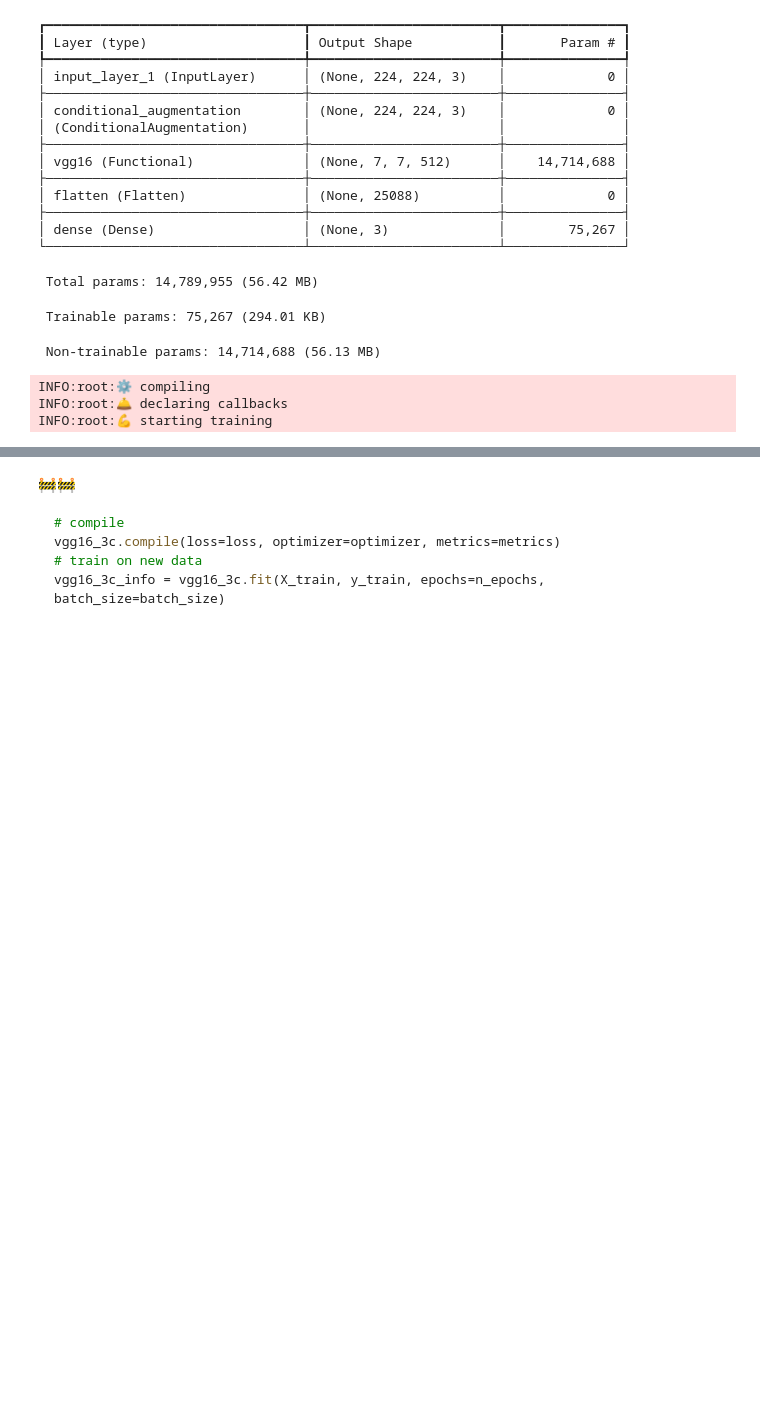
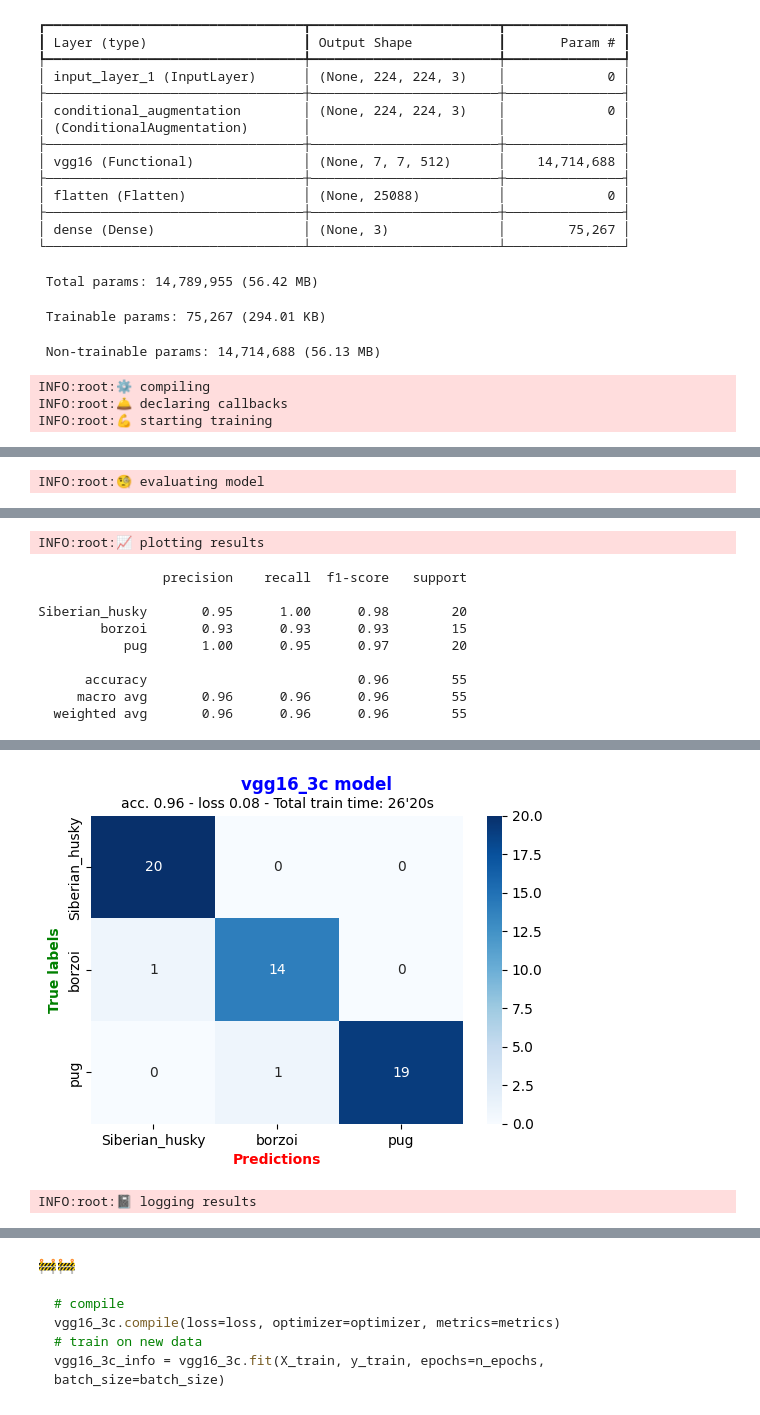
Before and after one commit to sycod/API-CViz_classif-EfficientNetB0, a Jupyter notebook: 3_transfer_learning.ipynb, the cells around one changed output, grey strips where cells are left out. Drawn from its saved outputs; the diff is of its cells as text; code cells hidden in the pictures; blank space fills up the shorter version.

```diff
--- a/3_transfer_learning.ipynb
+++ b/3_transfer_learning.ipynb
@@ -533,23 +418,23 @@ Model: "functional"
  Trainable params: 75,267 (294.01 KB)
  Non-trainable params: 14,714,688 (56.13 MB)
 # %%
-%%time
+# %%time
 
-model_trained, history = eval_pretrained_model(
-    model=vgg16_3c,
-    train_ds=train_ds,
-    val_ds=val_ds,
-    test_ds=test_ds,
-    LOG_DIR=LOG_DIR,
-    CHKPT_DIR=CHKPT_DIR,
-    model_name=model_name,
-    input_size=input_size,
-    batch_size=batch_size,
-    n_epochs=n_epochs,
-    optimizer=optimizer,
-    loss=loss,
-    metrics=metrics,
-)
+# model_trained, history = eval_pretrained_model(
+#     model=vgg16_3c,
+#     train_ds=train_ds,
+#     val_ds=val_ds,
+#     test_ds=test_ds,
+#     LOG_DIR=LOG_DIR,
+#     CHKPT_DIR=CHKPT_DIR,
+#     model_name=model_name,
+#     input_size=input_size,
+#     batch_size=batch_size,
+#     n_epochs=n_epochs,
+#     optimizer=optimizer,
+#     loss=loss,
+#     metrics=metrics,
+# )
 # %% [output]
 INFO:root:⚙️ compiling
 INFO:root:🛎️ declaring callbacks
@@ -559,0 +459 @@ Epoch 2/100
+INFO:root:🧐 evaluating model
@@ -559,0 +462,10 @@ Epoch 2/100
+INFO:root:📈 plotting results
+                precision    recall  f1-score   support
+
+Siberian_husky       0.95      1.00      0.98        20
+        borzoi       0.93      0.93      0.93        15
+           pug       1.00      0.95      0.97        20
+
+      accuracy                           0.96        55
+     macro avg       0.96      0.96      0.96        55
+  weighted avg       0.96      0.96      0.96        55
@@ -559,0 +473,2 @@ Epoch 2/100
+[figure, added]
+INFO:root:📓 logging results
```
Also changed, not shown: parts of 7 cells of this notebook, 8 other files.
